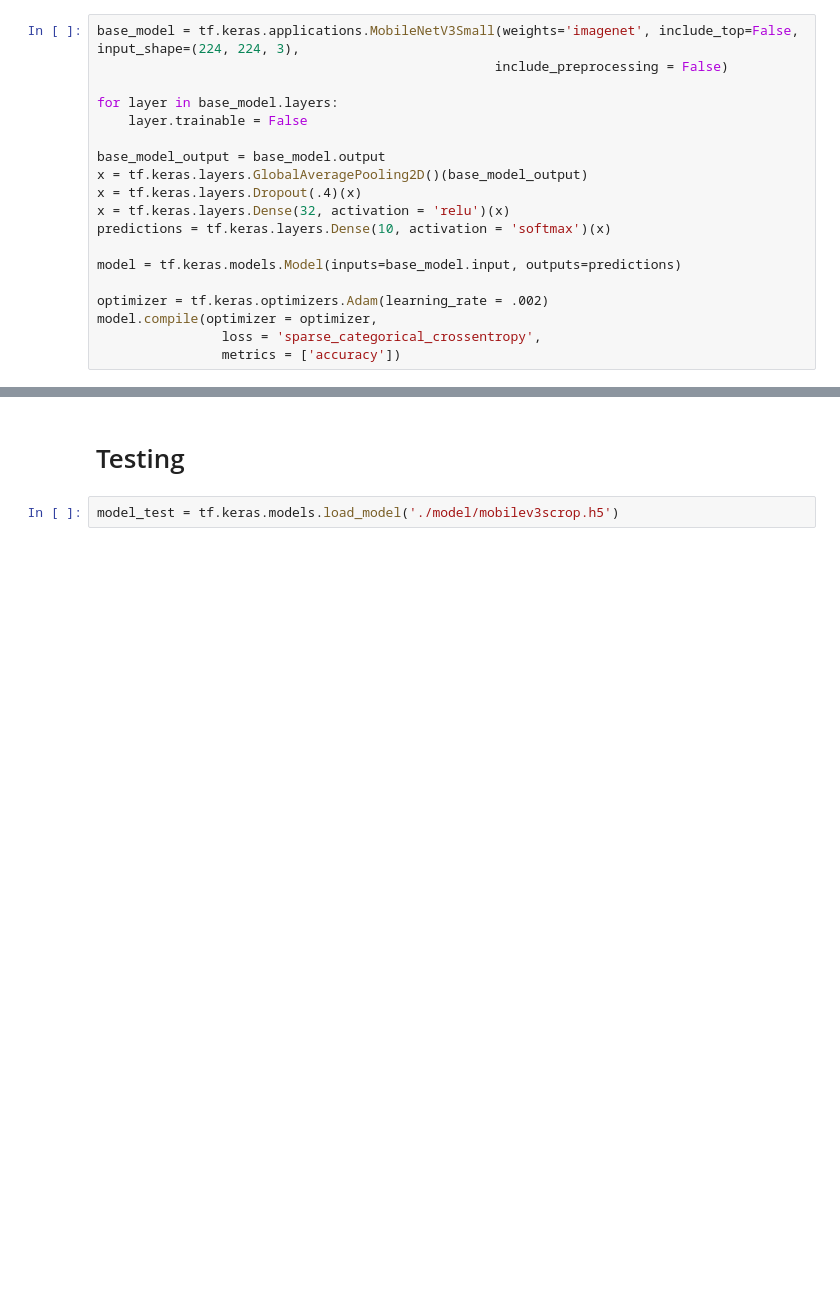
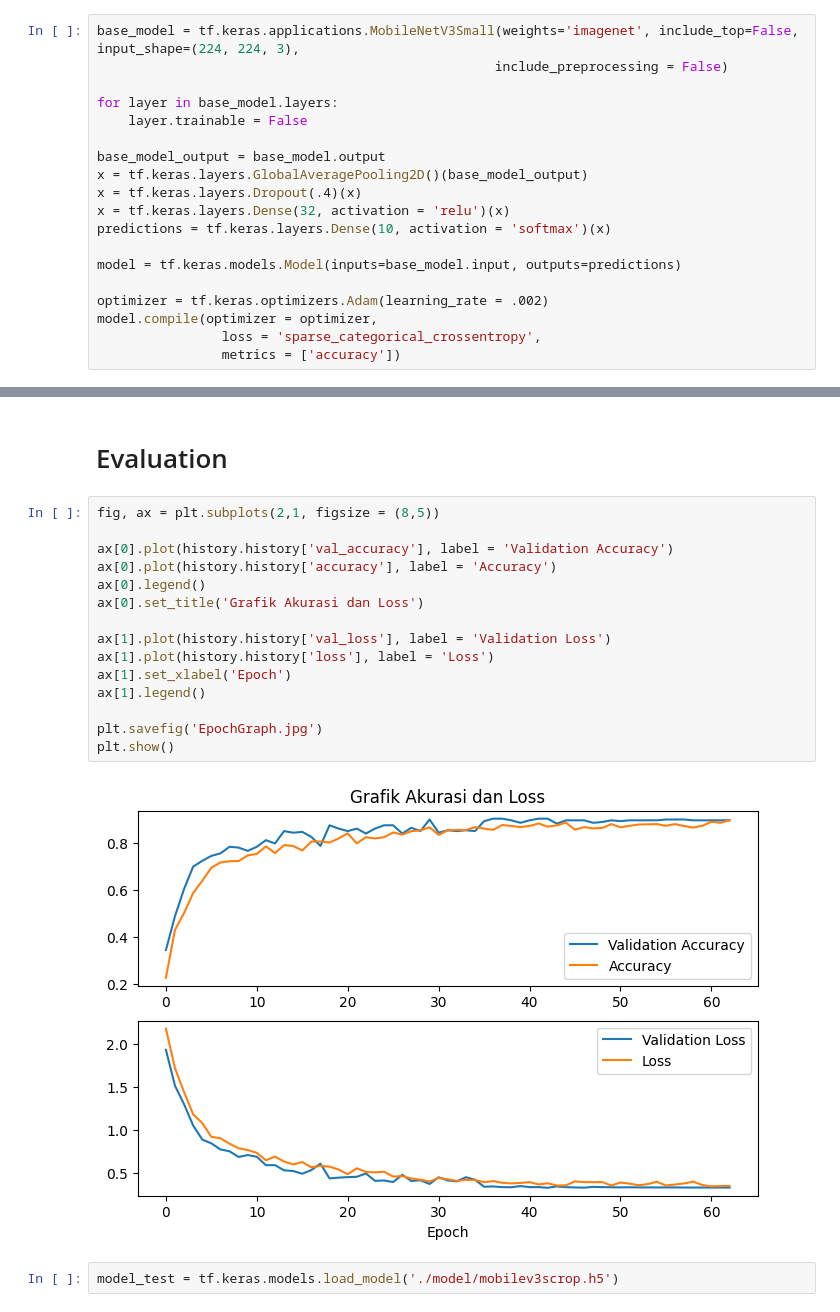
Before and after one commit to Andiko-K/SkinColorDetection, a Jupyter notebook: transfer-learning/cnn_skintone.ipynb, the cells around one changed output, grey strips where cells are left out. Cells and saved outputs as stored; diff of their text form; blank space fills up the shorter version.

```diff
--- a/transfer-learning/cnn_skintone.ipynb
+++ b/transfer-learning/cnn_skintone.ipynb
@@ -232,5 +232,22 @@ Epoch 71: val_loss did not improve from 0.37913
 # %% [markdown]
-# Testing
+# Evaluation
+# %%
+fig, ax = plt.subplots(2,1, figsize = (8,5))
+
+ax[0].plot(history.history['val_accuracy'], label = 'Validation Accuracy')
+ax[0].plot(history.history['accuracy'], label = 'Accuracy')
+ax[0].legend()
+ax[0].set_title('Grafik Akurasi dan Loss')
+
+ax[1].plot(history.history['val_loss'], label = 'Validation Loss')
+ax[1].plot(history.history['loss'], label = 'Loss')
+ax[1].set_xlabel('Epoch')
+ax[1].legend()
+
+plt.savefig('EpochGraph.jpg')
+plt.show()
+# %% [output]
+[figure, added]
 # %%
 model_test = tf.keras.models.load_model('./model/mobilev3scrop.h5')
 # %%
```
Also changed, not shown: parts of 6 cells of this notebook.
